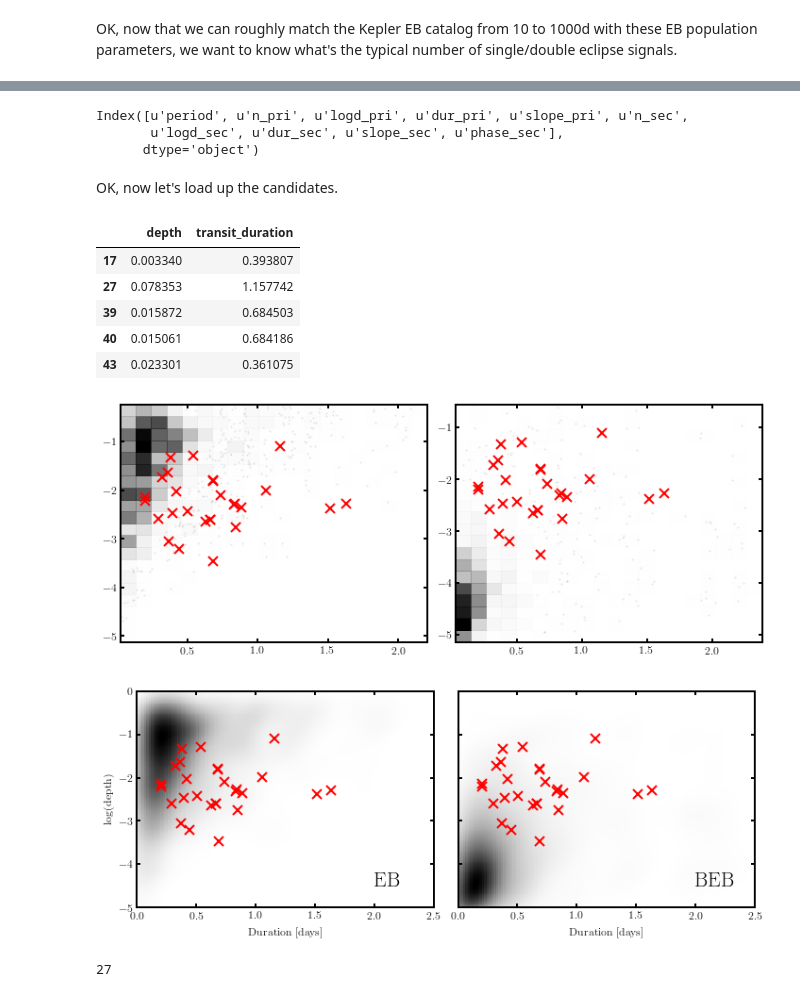
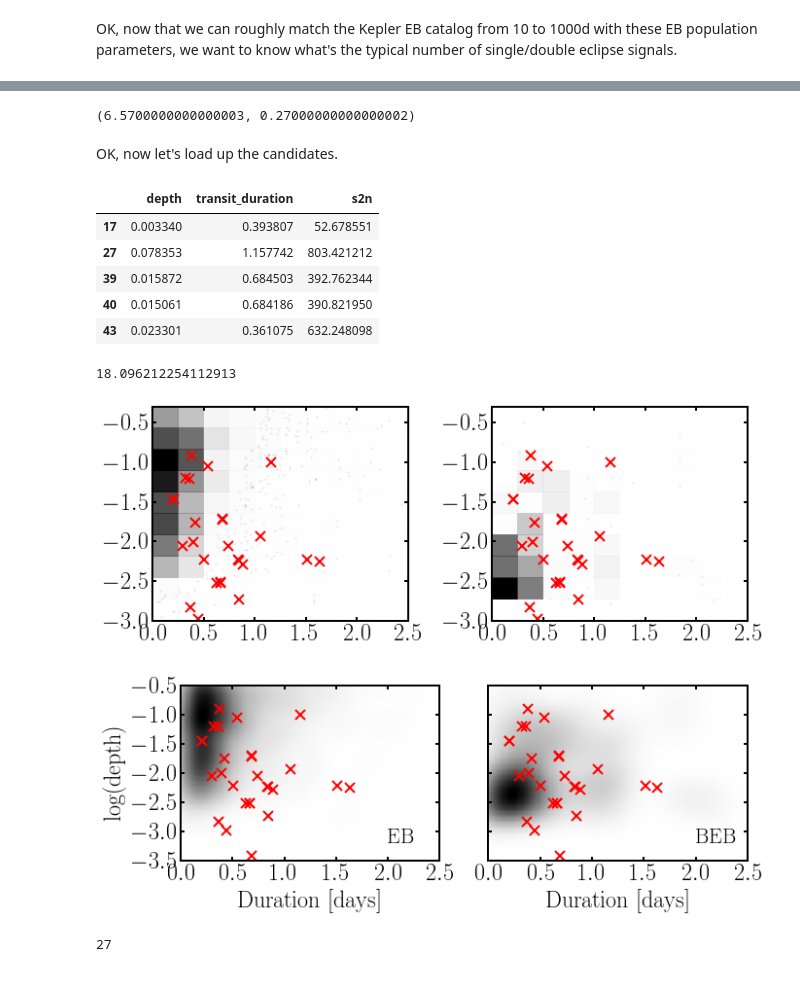
Before and after one commit to dfm/peerless, a Jupyter notebook: prediction/prediction.ipynb, the cells around one changed output, grey strips where cells are left out. Saved outputs shown, nothing was run; the diff lists cells and outputs as text; code cells hidden in the pictures.

```diff
--- a/prediction/prediction.ipynb
+++ b/prediction/prediction.ipynb
@@ -104,3 +103,10 @@ n_exp
+# %%
+# Set params to match above
+pars = dict(period_min=20, period_max=15*365.25, beta=-0.95, fB=0.14)
+ebpop.set_params(**pars)
+bgpop.set_params(**pars)
+ebpop._generate_binaries()
+bgpop._generate_binaries()
 # %% [markdown]
 Let's do a bunch of these observation simulations and see what it looks like:
 # %%
@@ -131,17 +118,0 @@ ebpop.params
-# %%
-min_period = 20
-ebpop.set_params(beta=-0.95, period_min=min_period, fB=0.14)
-
-q = 'period > {} and period < 1000 and '.format(min_period) +\
-    '((n_pri > 0 and n_sec > 0) or ' +\
-     '(n_pri > 2 or n_sec > 2)) and (T14_pri < 2.5 or T14_sec < 2.5)'
-
-kep_ebs = EBCatalog().df.query('{} < period < 1000'.format(min_period))
-n_exp = len(kep_ebs) * (len(targets)/len(KICatalog().df))
-print(n_exp)
-plt.hist(np.log10(kep_ebs.period),
-         histtype='step', lw=3, normed=True);
-new_obs = ebpop.observe(new_orbits=True).query(q)
-plt.hist(np.log10(new_obs.period),
-        histtype='step', lw=3, normed=True);
-print(len(new_obs))
@@ -187,8 +131,8 @@ OK, now that we can roughly match the Kepler EB catalog from 10 to 1000d with th
 # %%
-dfm_q = 'n_pri < 3 and n_sec < 3 and (n_pri==0 or n_sec==0)'
+dfm_q = 'n_pri < 3 and n_sec < 3 and ((n_pri==0 and snr_sec > 15) or (n_sec==0 and snr_pri > 15))'
 dfm_q += ' and ((T14_pri < 2.5 and n_pri > 0) or (T14_sec < 2.5 and n_sec > 0))'
-nobs_eb = [len(ebpop.observe(new_orbits=True).query(dfm_q)) for i in range(200)]
-nobs_bg = [len(bgpop.observe(new_orbits=True).query(dfm_q)) for i in range(200)]
+nobs_eb = [len(ebpop.observe(new_orbits=True, regr_trap=True).query(dfm_q)) for i in range(200)]
+nobs_bg = [len(bgpop.observe(new_orbits=True, regr_trap=True).query(dfm_q)) for i in range(200)]
 # %%
 plt.hist(nobs_eb, histtype='step', lw=3, label='EB');
 plt.hist(nobs_bg, histtype='step', lw=3, label='BEB');
@@ -242,46 +144,47 @@ BGEB: Slope trained: R2=0.988613897698
+# %%
+np.mean(nobs_eb), np.mean(nobs_bg)
+# %% [output]
+(6.5700000000000003, 0.27000000000000002)
 # %%
-N = 2000
-eb_obs = ebpop.get_N_observed(query=dfm_q, N=N, new_orbits=True)
-bg_obs = bgpop.get_N_observed(query=dfm_q, N=N, use_ic=True, new_orbits=True)
+eb_obs = ebpop.get_N_observed(query=dfm_q, N=2000, new_orbits=True)
+bg_obs = bgpop.get_N_observed(query=dfm_q, N=200, use_ic=True, new_orbits=True) #takes longer; use fewer
-# %%
-eb_obs.observed.columns
-# %% [output]
-Index([u'period', u'n_pri', u'logd_pri', u'dur_pri', u'slope_pri', u'n_sec',
-       u'logd_sec', u'dur_sec', u'slope_sec', u'phase_sec'],
-      dtype='object')
 # %% [markdown]
 OK, now let's load up the candidates.
 # %%
 candidates = pd.read_csv('../results/candidates.csv').query('accept_bic and accept_time and num_peaks <= 2')
-candidates[['depth','transit_duration']].head()
+candidates[['depth','transit_duration','s2n']].head()
 # %% [output]
-|  | depth | transit_duration |
-| 17 | 0.003340 | 0.393807 |
-| 27 | 0.078353 | 1.157742 |
-| 39 | 0.015872 | 0.684503 |
-| 40 | 0.015061 | 0.684186 |
-| 43 | 0.023301 | 0.361075 |
+|  | depth | transit_duration | s2n |
+| 17 | 0.003340 | 0.393807 | 52.678551 |
+| 27 | 0.078353 | 1.157742 | 803.421212 |
+| 39 | 0.015872 | 0.684503 | 392.762344 |
+| 40 | 0.015061 | 0.684186 | 390.821950 |
+| 43 | 0.023301 | 0.361075 | 632.248098 |
+# %%
+candidates.s2n.min()
+# %% [output]
+18.096212254112913
 # %%
 from corner import hist2d
 
 fix, (ax1, ax2) = plt.subplots(1,2, figsize=(10,4))
 
 hist2d(eb_obs.observed.dur_pri.values, eb_obs.observed.logd_pri.values,
-          plot_contours=False, ax=ax1);
+          plot_contours=False, ax=ax1, range=[(0,2.5), (-3, -0.3)], bins=10);
 hist2d(bg_obs.observed.dur_pri.values, bg_obs.observed.logd_pri.values,
-          plot_contours=False, ax=ax2);
+          plot_contours=False, ax=ax2, range=[(0,2.5), (-3, -0.3)], bins=10);
 
 for ax in (ax1, ax2):
-    ax.plot(candidates.transit_duration, np.log10(candidates.depth), 'rx', ms=10)
+    ax.plot(candidates.transit_duration, np.log10(candidates.transit_depth), 'rx', ms=10)
 # %% [output]
-[figure, old version]
+[figure, new version]
 # %%
 from scipy.stats import gaussian_kde
 
 eb_kde = gaussian_kde(np.array([eb_obs.observed.dur_pri, eb_obs.observed.logd_pri]))
 bg_kde = gaussian_kde(np.array([bg_obs.observed.dur_pri, bg_obs.observed.logd_pri]))
 # %%
-def plot_kde(kde, ax=None, dur_range=(0,2.5), depth_range=(-5,0),
+def plot_kde(kde, ax=None, dur_range=(0,2.5), depth_range=(-3.5,-0.5),
             cands=candidates, **kwargs):
     if ax is None:
         fig, ax = plt.subplots(1,1)
@@ -297,7 +200,7 @@ def plot_kde(kde, ax=None, dur_range=(0,2.5), depth_range=(-5,0),
     ax.set_ylabel('log(depth)')
 
     if cands is not None:
-        ax.plot(cands.transit_duration, np.log10(cands.depth), 'rx', ms=10)
+        ax.plot(cands.transit_duration, np.log10(cands.transit_depth), 'rx', ms=10)
 
 fig, axes = plt.subplots(1,2, figsize=(10,4), sharey=True)
 plot_kde(eb_kde, ax=axes[0])
@@ -307,7 +210,7 @@ plt.subplots_adjust(wspace=0)
 for ax,title in zip(axes, ['EB','BEB']):
     ax.annotate(title, xy=(0.8,0.1), xycoords='axes fraction', fontsize=22)
 # %% [output]
-[figure, old version]
+[figure, new version]
 # %%
 len(candidates)
 # %% [output]
```
Also changed, not shown: parts of 43 cells of this notebook.
